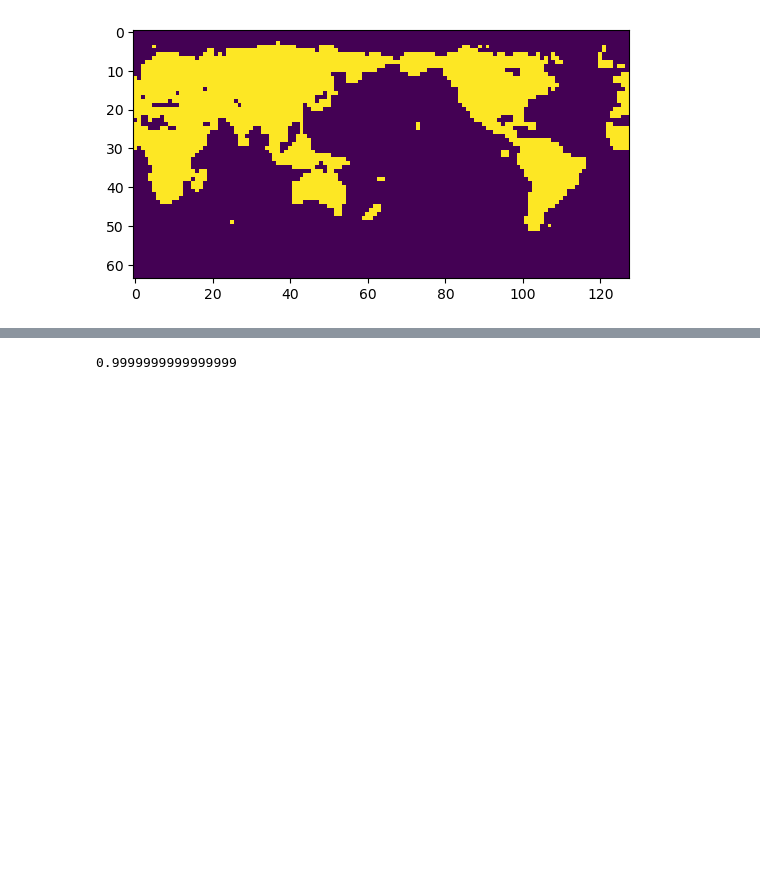
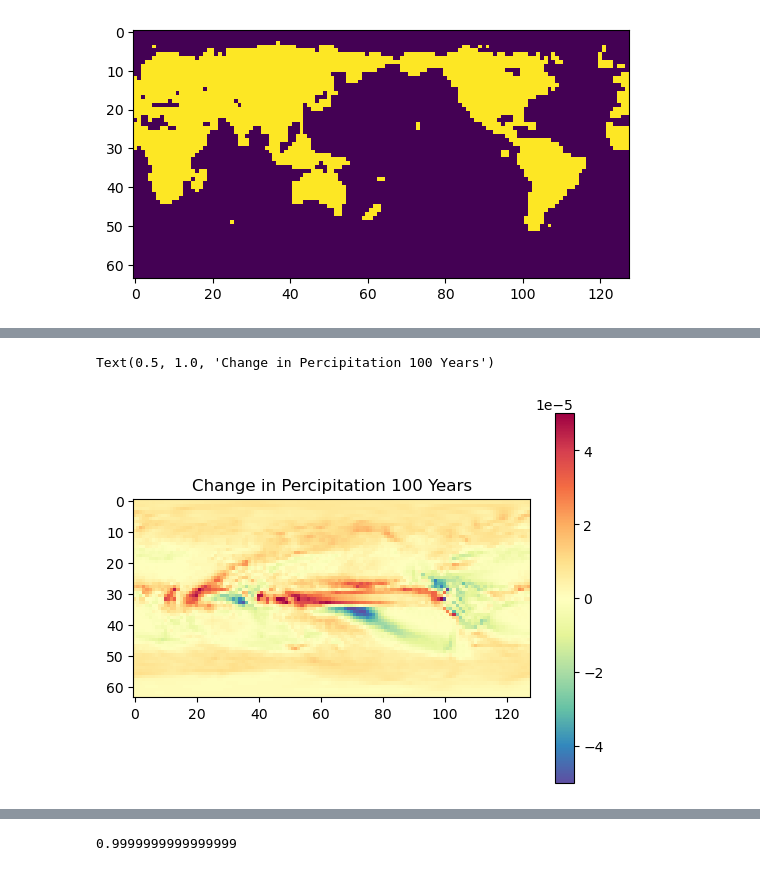
Before and after one commit to ffloof/CMIPscript, a Jupyter notebook: ModelViz.ipynb, the cells around one changed output, grey strips where cells are left out. Drawn from its saved outputs; the diff is of its cells as text; code cells hidden in the pictures; blank space fills up the shorter version.

```diff
--- a/ModelViz.ipynb
+++ b/ModelViz.ipynb
@@ -42,0 +60,7 @@ Text(0.5, 1.0, '100 year change cVeg')
+# %%
+plt.imshow(delta_pr[::-1], cmap="Spectral_r", vmin=-0.00005, vmax=0.00005)
+plt.colorbar()
+plt.title("Change in Percipitation 100 Years")
+# %% [output]
+Text(0.5, 1.0, 'Change in Percipitation 100 Years')
+[figure, added]
```
Also changed, not shown: parts of 33 cells of this notebook.
